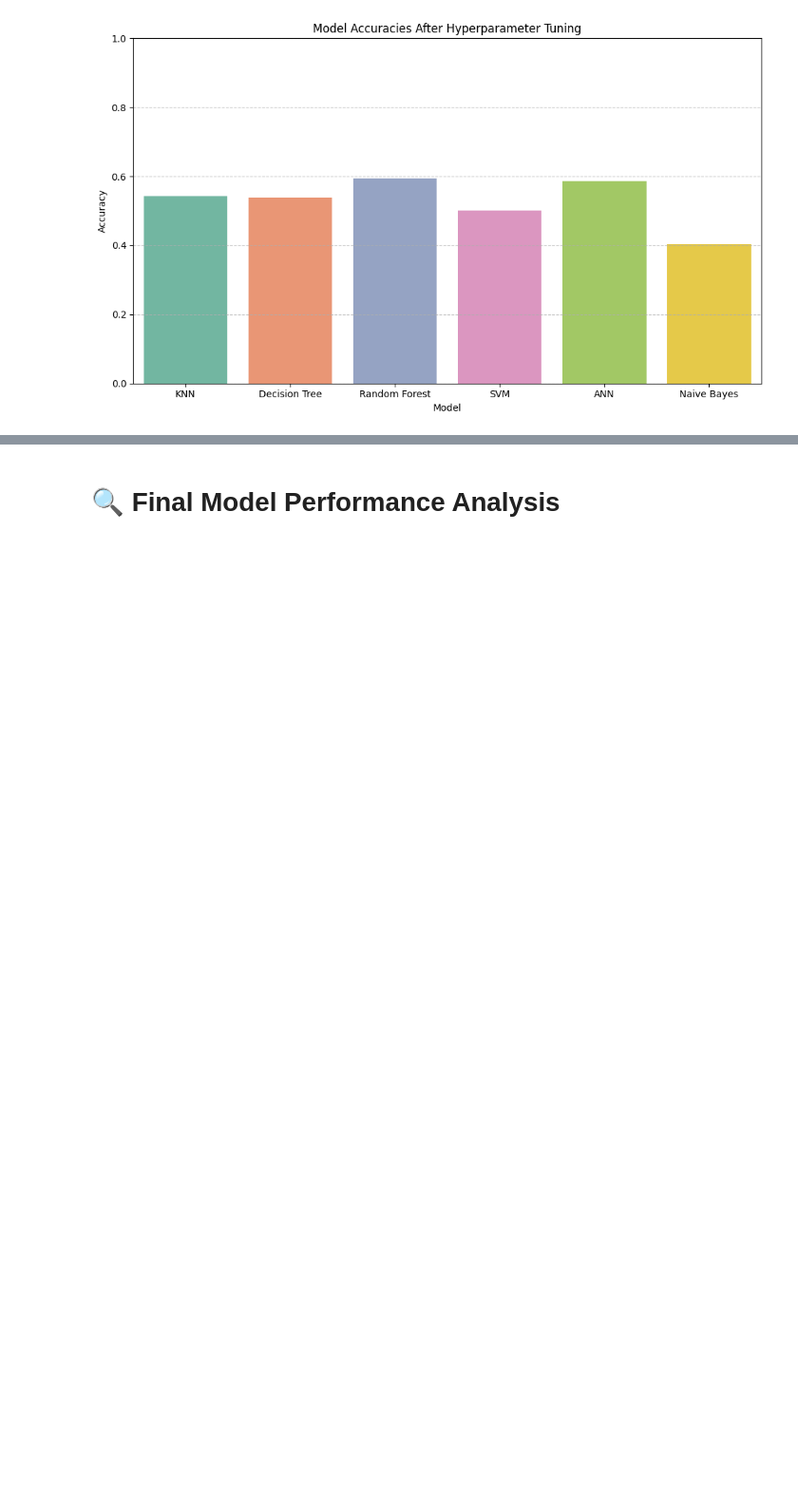
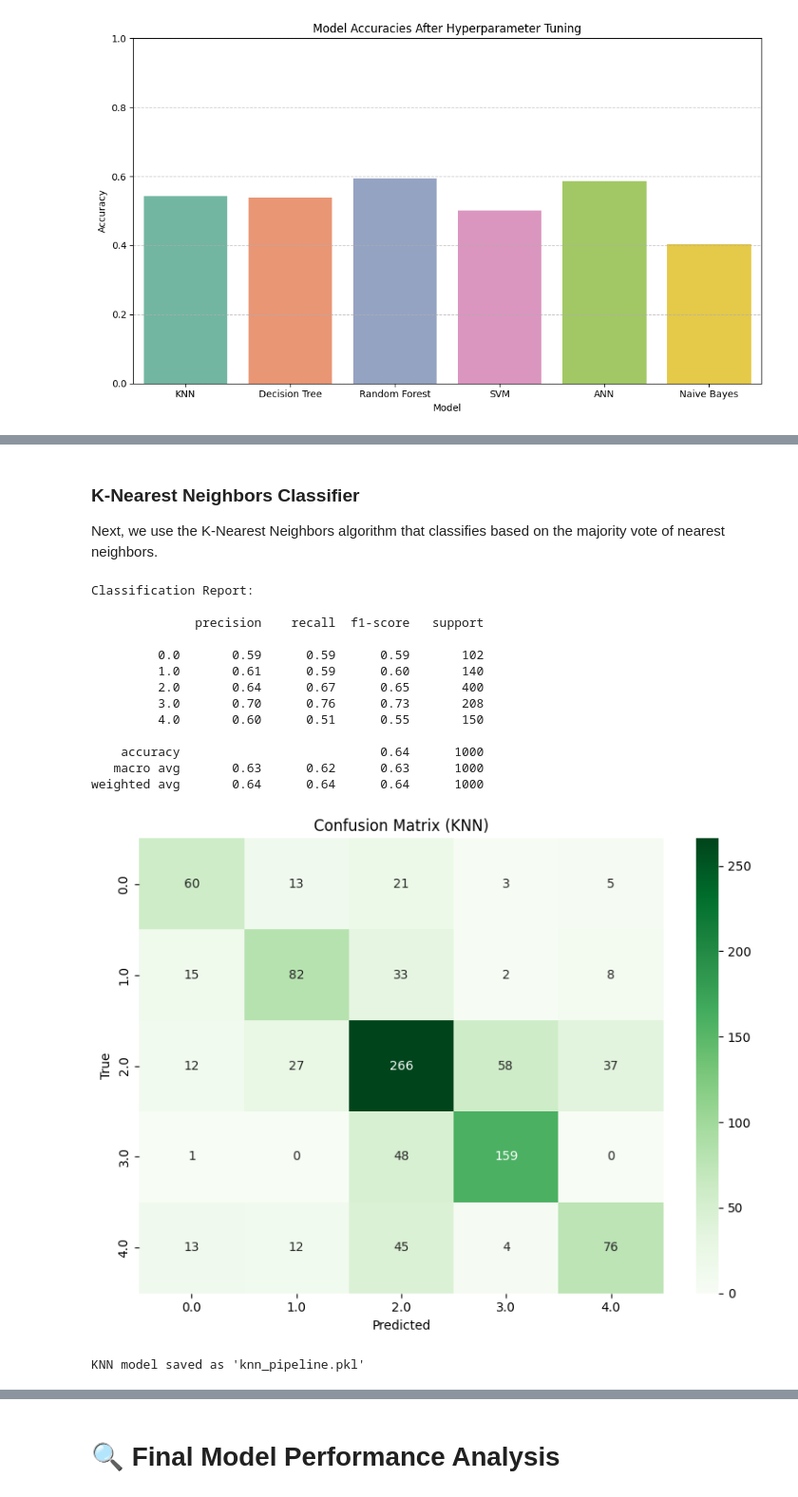
Before and after one commit to Bilal-Fellah/Time-Series-Classification, a Jupyter notebook: submission/TSA_group_project.ipynb, the cells around one changed output, grey strips where cells are left out. Shown at 95% size. Saved outputs shown, nothing was run; the diff lists cells and outputs as text; code cells hidden in the pictures; blank space fills up the shorter version.

```diff
--- a/submission/TSA_group_project.ipynb
+++ b/submission/TSA_group_project.ipynb
@@ -980,0 +955,58 @@ weighted avg       0.81      0.81      0.80      2000
+# %% [markdown]
+### K-Nearest Neighbors Classifier
+
+Next, we use the K-Nearest Neighbors algorithm that classifies based on the majority vote of nearest neighbors.
+# %%
+import pandas as pd
+from sklearn.neighbors import KNeighborsClassifier
+from sklearn.pipeline import Pipeline
+from sklearn.preprocessing import StandardScaler
+from sklearn.model_selection import train_test_split
+from sklearn.metrics import classification_report, confusion_matrix
+import matplotlib.pyplot as plt
+import seaborn as sns
+import joblib  # for saving the model
+
+pipeline = Pipeline([
+    ('scaler', StandardScaler()),
+    ('knn', KNeighborsClassifier(n_neighbors=5))
+])
+
+# Train the model
+pipeline.fit(X_train, y_train)
+
+# Predict and evaluate
+y_pred = pipeline.predict(X_test)
+
+print("Classification Report:\n")
+print(classification_report(y_test, y_pred))
+
+# Confusion Matrix
+cm = confusion_matrix(y_test, y_pred)
+plt.figure(figsize=(8,6))
+sns.heatmap(cm, annot=True, fmt='d', cmap='Greens', xticklabels=sorted(y.unique()), yticklabels=sorted(y.unique()))
+plt.xlabel('Predicted')
+plt.ylabel('True')
+plt.title('Confusion Matrix (KNN)')
+plt.tight_layout()
+plt.show()
+
+# Save the trained pipeline
+joblib.dump(pipeline, 'knn_pipeline.pkl')
+print("KNN model saved as 'knn_pipeline.pkl'")
+# %% [output]
+Classification Report:
+
+              precision    recall  f1-score   support
+
+         0.0       0.59      0.59      0.59       102
+         1.0       0.61      0.59      0.60       140
+         2.0       0.64      0.67      0.65       400
+         3.0       0.70      0.76      0.73       208
+         4.0       0.60      0.51      0.55       150
+
+    accuracy                           0.64      1000
+   macro avg       0.63      0.62      0.63      1000
+weighted avg       0.64      0.64      0.64      1000
+[figure, added]
+KNN model saved as 'knn_pipeline.pkl'
```
Also changed, not shown: parts of 51 cells of this notebook, 1 other file.
